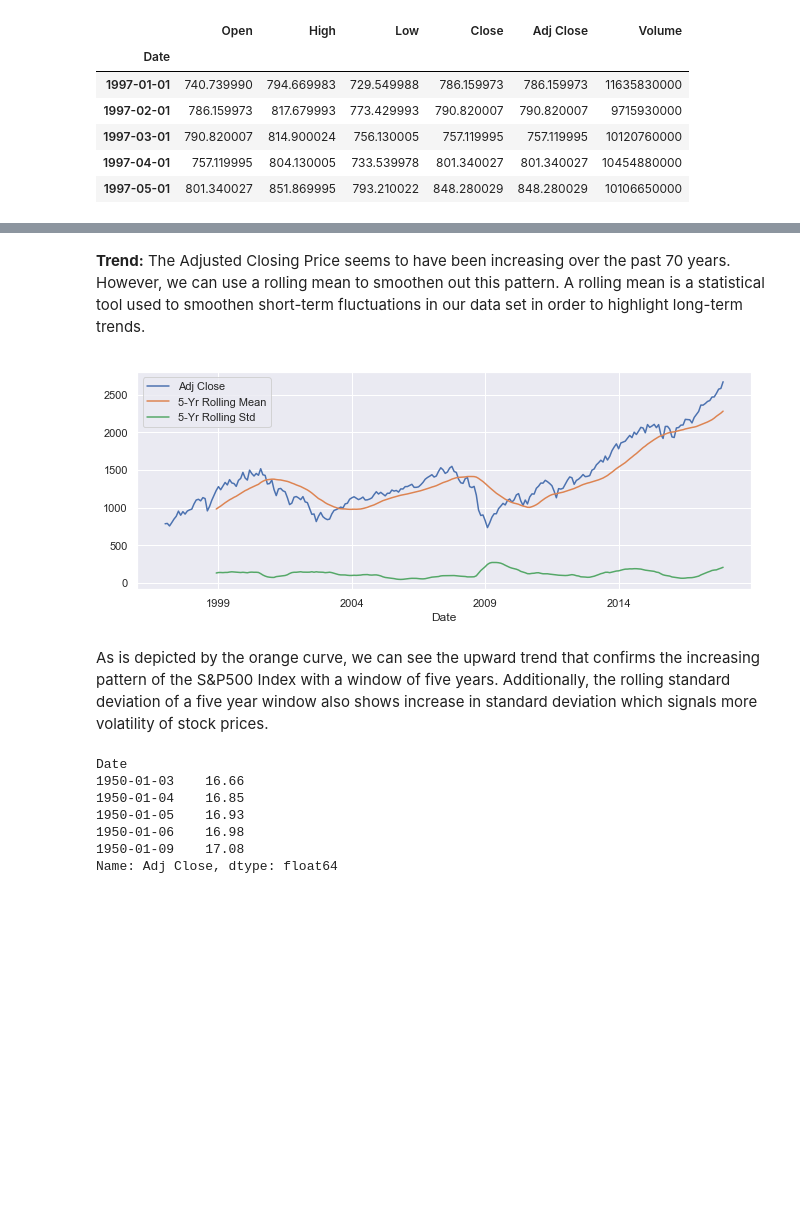
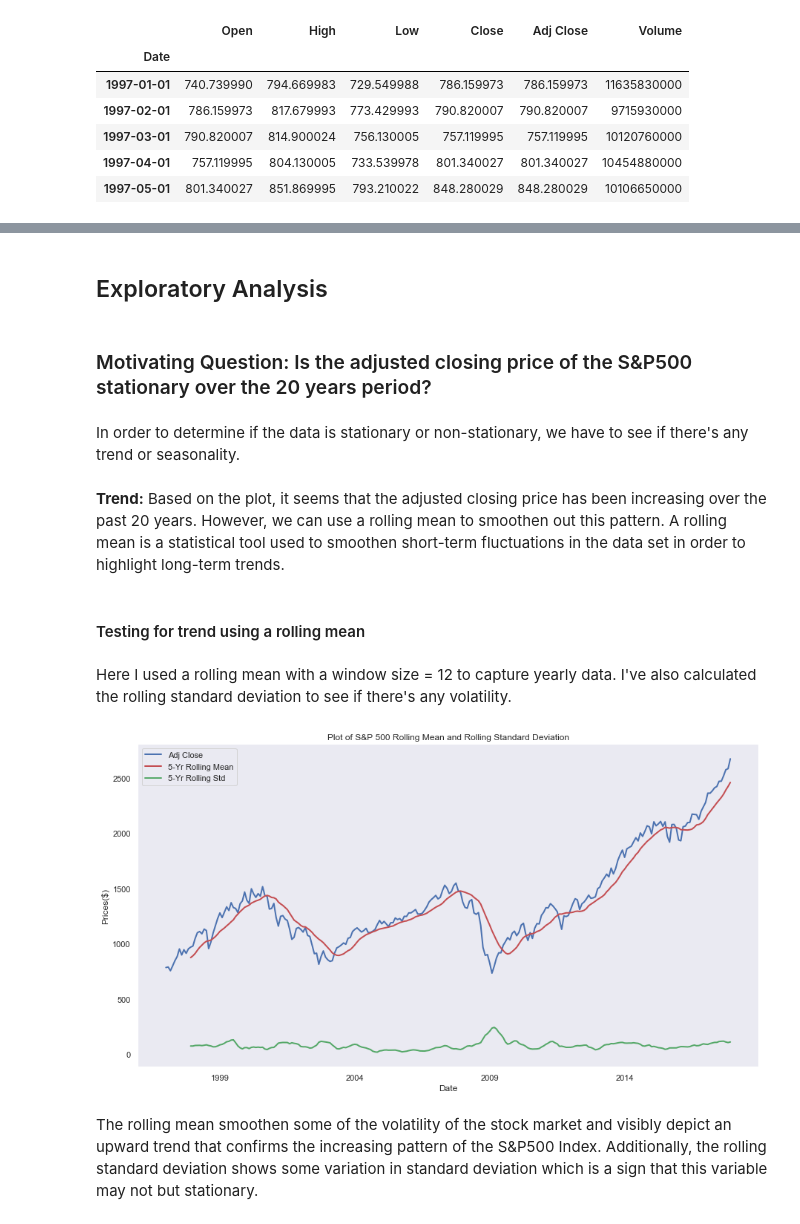
Before and after one commit to zhouandrewc/ThinkStats2, a Jupyter notebook: project2/project2.ipynb, the cells around one changed output, grey strips where cells are left out. Saved outputs shown, nothing was run; the diff lists cells and outputs as text; code cells hidden in the pictures; blank space fills up the shorter version.

```diff
--- a/project2/project2.ipynb
+++ b/project2/project2.ipynb
@@ -70,2 +75,5 @@ Question: The stock market is not open every day. Therefore, there are missing d
+# %%
+prices = SP500["Adj Close"][:-12]
 # %%
-sns.set(rc={'figure.figsize':(11, 4)})
+sns.set(rc={'figure.figsize':(15, 8)})
+sns.set_style("dark")
@@ -76,27 +97,28 @@ SP500["Adj Close"].plot(linewidth=0.5);
+# %% [markdown]
+## Exploratory Analysis
+# %% [markdown]
+### Motivating Question: Is the adjusted closing price of the S&P500 stationary over the 20 years period?
+# %% [markdown]
+In order to determine if the data is stationary or non-stationary, we have to see if there's any trend or seasonality.
 # %% [markdown]
-**Trend:** The Adjusted Closing Price seems to have been increasing over the past 70 years. However, we can use a rolling mean to smoothen out this pattern. A rolling mean is a statistical tool used to smoothen short-term fluctuations in our data set in order to highlight long-term trends.
+**Trend:** Based on the plot, it seems that the  adjusted closing price has been increasing over the past 20 years. However, we can use a rolling mean to smoothen out this pattern. A rolling mean is a statistical tool used to smoothen short-term fluctuations in the data set in order to highlight long-term trends.
-# %%
-#What's the difference between sm vs smf?
-prices = SP500["Adj Close"]
-rollingMean5 = prices.rolling(24).mean() #1255 = 251*5 for every five year window
-rollingStd5 = prices.rolling(24).std()
+# %% [markdown]
+#### Testing for trend using a rolling mean
+# %% [markdown]
+Here I used a rolling mean with a window size = 12 to capture yearly data. I've also calculated the rolling standard deviation to see if there's any volatility.
+# %%
+rollingMean = prices.rolling(12).mean()
+rollingStd = prices.rolling(12).std()
 # %%
-prices.plot()
-rollingMean5.plot(label = "5-Yr Rolling Mean")
-rollingStd5.plot(label = "5-Yr Rolling Std")
+prices.plot(linewidth=2)
+rollingMean.plot(label = "5-Yr Rolling Mean", linewidth=2, c="r")
+rollingStd.plot(label = "5-Yr Rolling Std", linewidth=2, c="g")
+plt.ylabel("Prices($)")
+plt.title("Plot of S&P 500 Rolling Mean and Rolling Standard Deviation")
 plt.legend()
+plt.savefig("rollingmean.png", bbox_inches="tight", ext="png")
 plt.show()
 # %% [output]
-[figure, old version]
+[figure, new version]
 # %% [markdown]
-As is depicted by the orange curve, we can see the upward trend that confirms the increasing pattern of the S&P500 Index with a window of five years. Additionally, the rolling standard deviation of a five year window also shows increase in standard deviation which signals more volatility of stock prices.
+The rolling mean smoothen some of the volatility of the stock market and visibly depict an upward trend that confirms the increasing pattern of the S&P500 Index. Additionally, the rolling standard deviation shows some variation in standard deviation which is a sign that this variable may not but stationary.
-# %%
-prices.head()
-# %% [output]
-Date
-1950-01-03    16.66
-1950-01-04    16.85
-1950-01-05    16.93
-1950-01-06    16.98
-1950-01-09    17.08
-Name: Adj Close, dtype: float64
```
Also changed, not shown: parts of 91 cells of this notebook, 2 other files.
